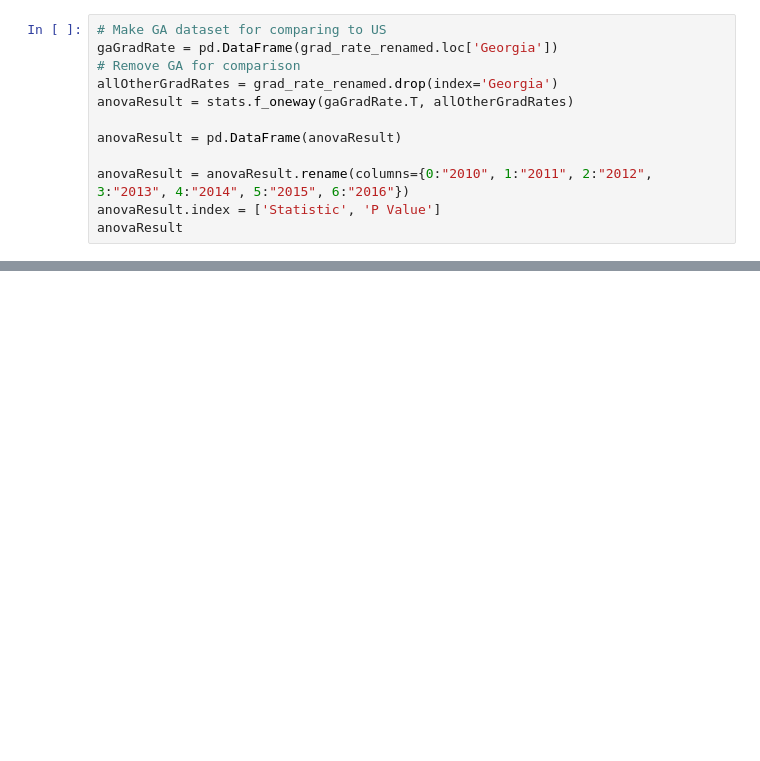
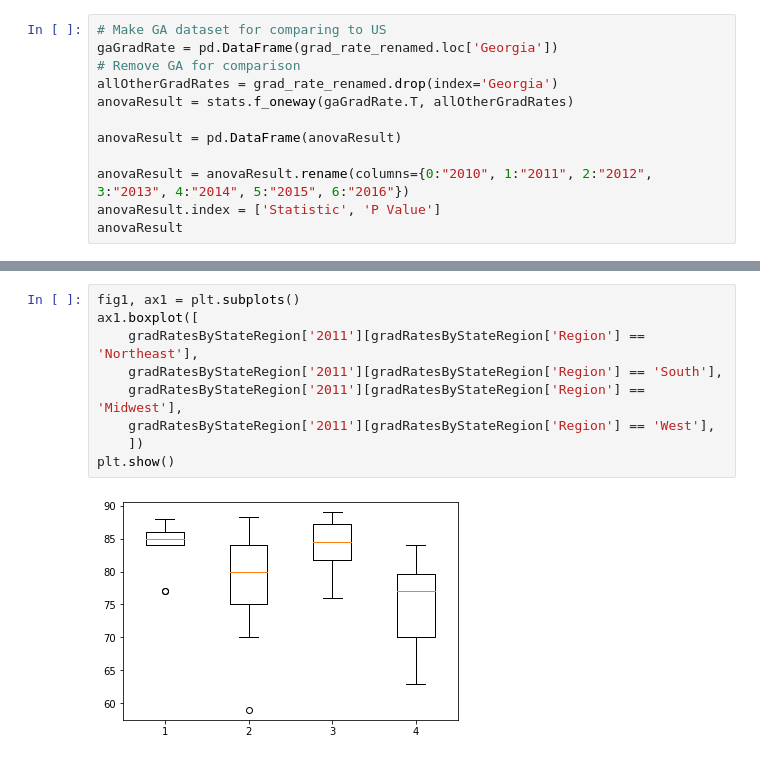
Before and after one commit to ScriptMigo/Project-1, a Jupyter notebook: teacher.ipynb, the cells around one changed output, grey strips where cells are left out. Cells and saved outputs as stored; diff of their text form; blank space fills up the shorter version.

```diff
--- a/teacher.ipynb
+++ b/teacher.ipynb
@@ -146,0 +170,11 @@ midWestGradRates
+# %%
+fig1, ax1 = plt.subplots()
+ax1.boxplot([
+    gradRatesByStateRegion['2011'][gradRatesByStateRegion['Region'] == 'Northeast'],
+    gradRatesByStateRegion['2011'][gradRatesByStateRegion['Region'] == 'South'],
+    gradRatesByStateRegion['2011'][gradRatesByStateRegion['Region'] == 'Midwest'],
+    gradRatesByStateRegion['2011'][gradRatesByStateRegion['Region'] == 'West'],
+    ])
+plt.show()
+# %% [output]
+[figure, added]
```
Also changed, not shown: parts of 8 cells of this notebook.
